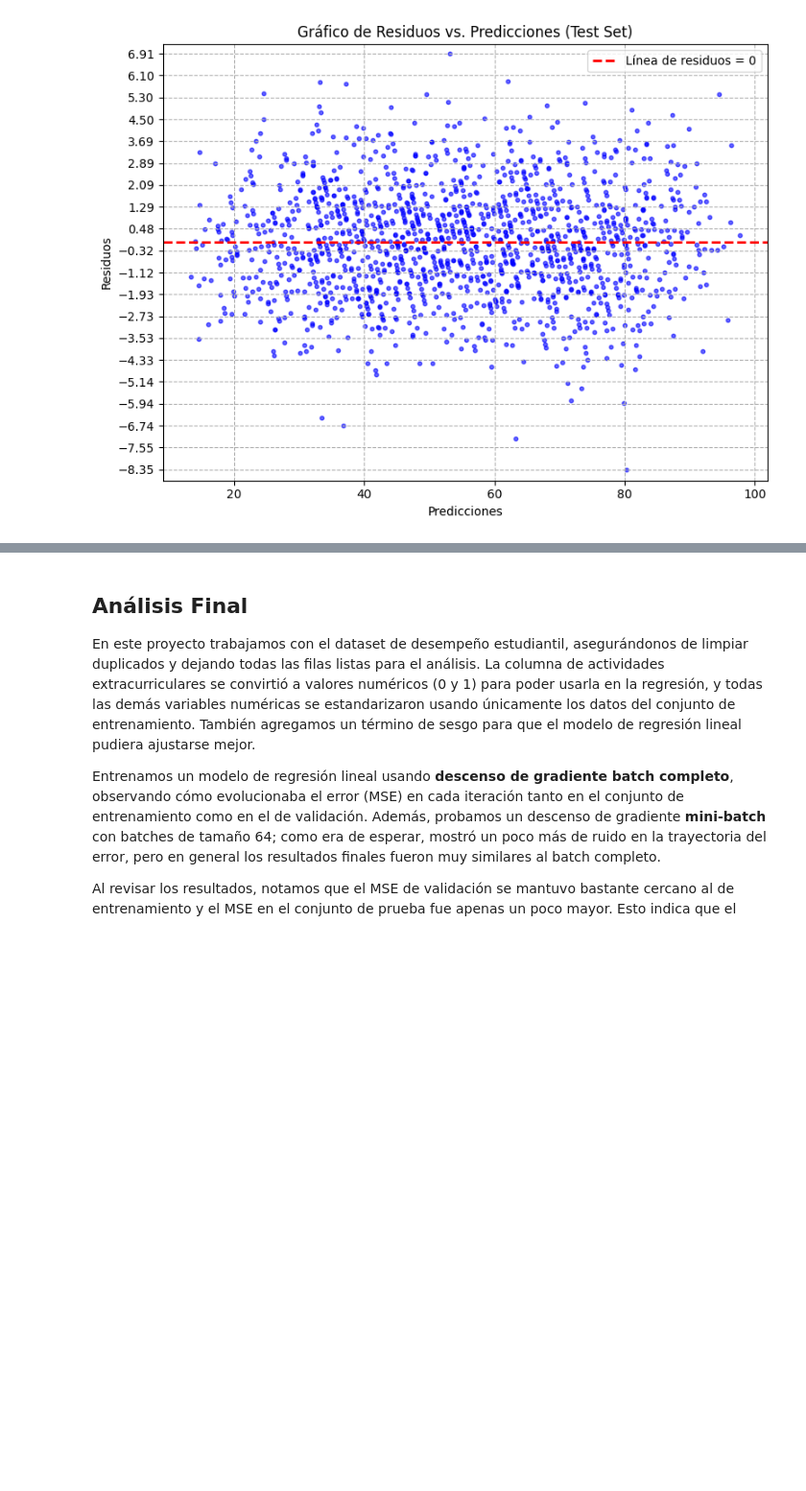
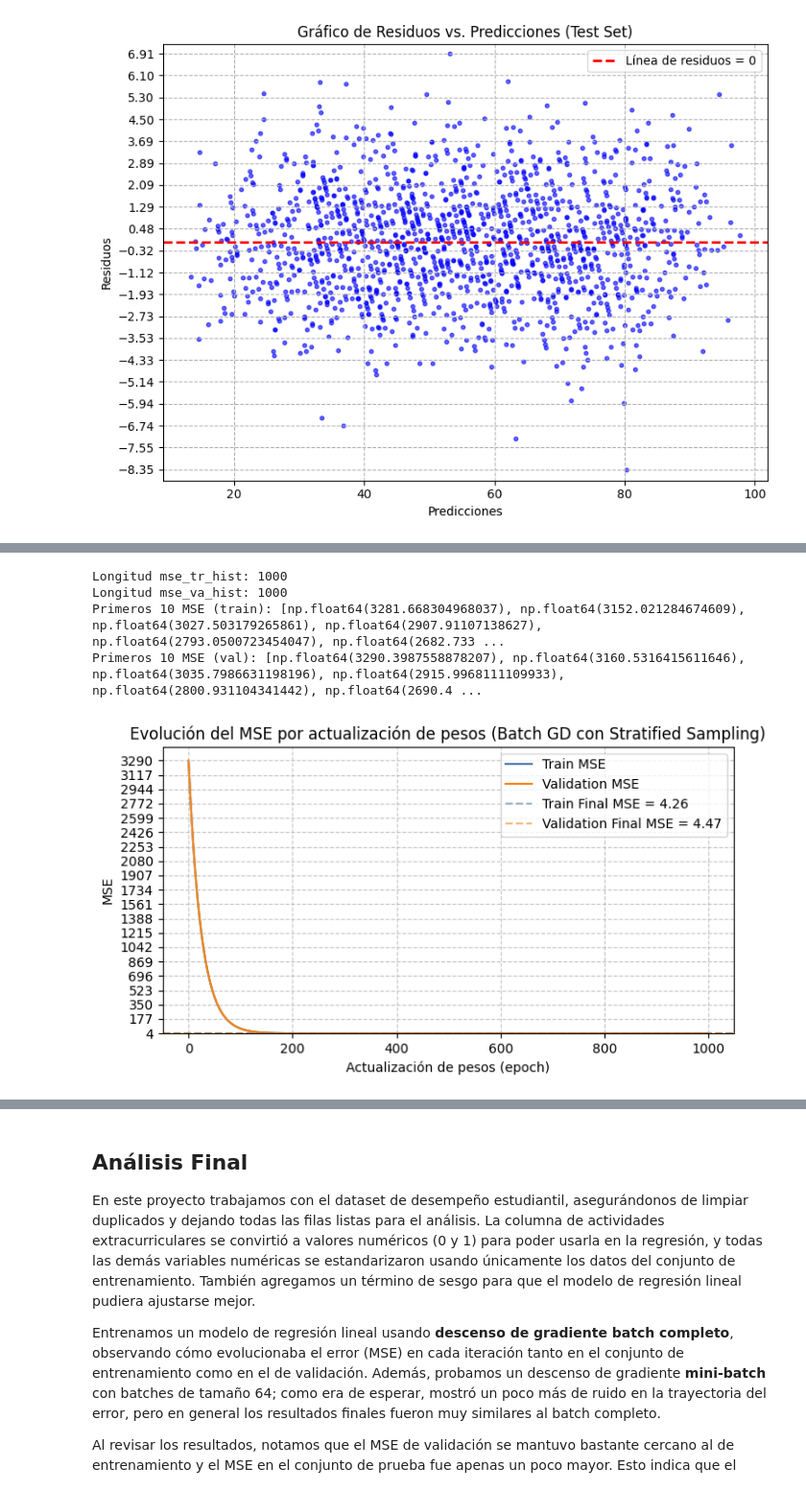
Before and after one commit to kronk99/TareasIA, a Jupyter notebook: Notebook.ipynb, the cells around one changed output, grey strips where cells are left out. Shown at 96% size. Saved outputs shown, nothing was run; the diff lists cells and outputs as text; code cells hidden in the pictures; blank space fills up the shorter version.

Commit message:
Stratified Agregado Para Batch Gradient

```diff
--- a/Notebook.ipynb
+++ b/Notebook.ipynb
@@ -796,0 +890,2 @@ plt.show()
+# %%
+train_df, val_df, test_df = stratified_sampling(ds, random_state=42)
@@ -796,0 +974,18 @@ plt.show()
+# %%
+# Estandarizar basado en train
+mu = X_tr.mean(axis=0)
+sigma = X_tr.std(axis=0)
+sigma[sigma == 0] = 1.0
+X_trs = (X_tr - mu) / sigma
+X_vas = (X_va - mu) / sigma
+X_tes = (X_te - mu) / sigma
+
+# Añadir bias
+X_trs = np.hstack([np.ones((X_trs.shape[0], 1)), X_trs])
+X_vas = np.hstack([np.ones((X_vas.shape[0], 1)), X_vas])
+X_tes = np.hstack([np.ones((X_tes.shape[0], 1)), X_tes])
+
+# Verificar formas
+print(f"X_trs shape: {X_trs.shape}, y_tr shape: {y_tr.shape}")
+print(f"X_vas shape: {X_vas.shape}, y_va shape: {y_va.shape}")
+print(f"X_tes shape: {X_tes.shape}, y_te shape: {y_te.shape}")
@@ -796,0 +1041,41 @@ plt.show()
+# %%
+# Verificar listas de MSE
+print(f"Longitud mse_tr_hist: {len(mse_tr_hist)}")
+print(f"Longitud mse_va_hist: {len(mse_va_hist)}")
+print("Primeros 10 MSE (train):", mse_tr_hist[:10] if mse_tr_hist else "Vacío")
+print("Primeros 10 MSE (val):", mse_va_hist[:10] if mse_va_hist else "Vacío")
+
+# Graficar con más divisiones en eje Y
+if mse_tr_hist and mse_va_hist:
+    plt.figure(figsize=(7, 4))
+    plt.plot(mse_tr_hist, label='Train MSE', color='#4C78A8')
+    plt.plot(mse_va_hist, label='Validation MSE', color='#F58518')
+    mse_tr_final = mse_tr_hist[-1]
+    mse_va_final = mse_va_hist[-1]
+
+    # Rectas horizontales
+    plt.axhline(y=mse_tr_final, color='#4C78A8', linestyle='--',
+                alpha=0.6, label=f'Train Final MSE = {mse_tr_final:.2f}')
+    plt.axhline(y=mse_va_final, color='#F58518', linestyle='--',
+                alpha=0.6, label=f'Validation Final MSE = {mse_va_final:.2f}')
+    # Más ticks en eje Y
+    mse_min = min(min(mse_tr_hist), min(mse_va_hist))
+    mse_max = max(max(mse_tr_hist), max(mse_va_hist))
+    plt.ylim(mse_min * 0.95, mse_max * 1.05)
+    plt.yticks(np.linspace(mse_min, mse_max, 20))  # 20 divisiones
+
+    plt.grid(True, which='both', linestyle='--', alpha=0.7)
+    plt.xlabel('Actualización de pesos (epoch)')
+    plt.ylabel('MSE')
+    plt.title('Evolución del MSE por actualización de pesos (Batch GD con Stratified Sampling)')
+    plt.legend()
+    plt.tight_layout()
+    plt.show()
+else:
+    print("Error: No se puede graficar porque mse_tr_hist o mse_va_hist están vacíos")
+# %% [output]
+Longitud mse_tr_hist: 1000
+Longitud mse_va_hist: 1000
+Primeros 10 MSE (train): [np.float64(3281.668304968037), np.float64(3152.021284674609), np.float64(3027.503179265861), np.float64(2907.91107138627), np.float64(2793.0500723454047), np.float64(2682.733 ...
+Primeros 10 MSE (val): [np.float64(3290.3987558878207), np.float64(3160.5316415611646), np.float64(3035.7986631198196), np.float64(2915.9968111109933), np.float64(2800.931104341442), np.float64(2690.4 ...
+[figure, added]
```
Also changed, not shown: parts of 23 cells of this notebook.
